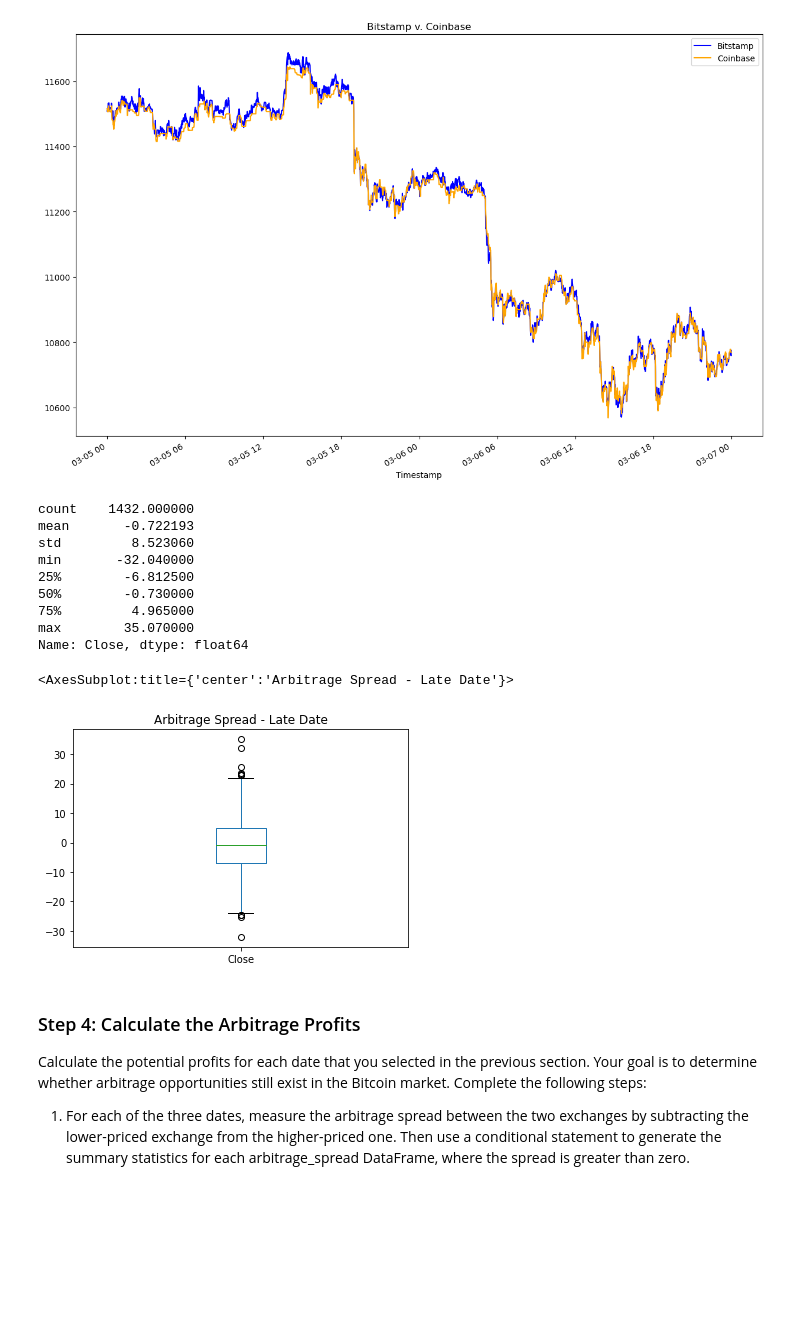
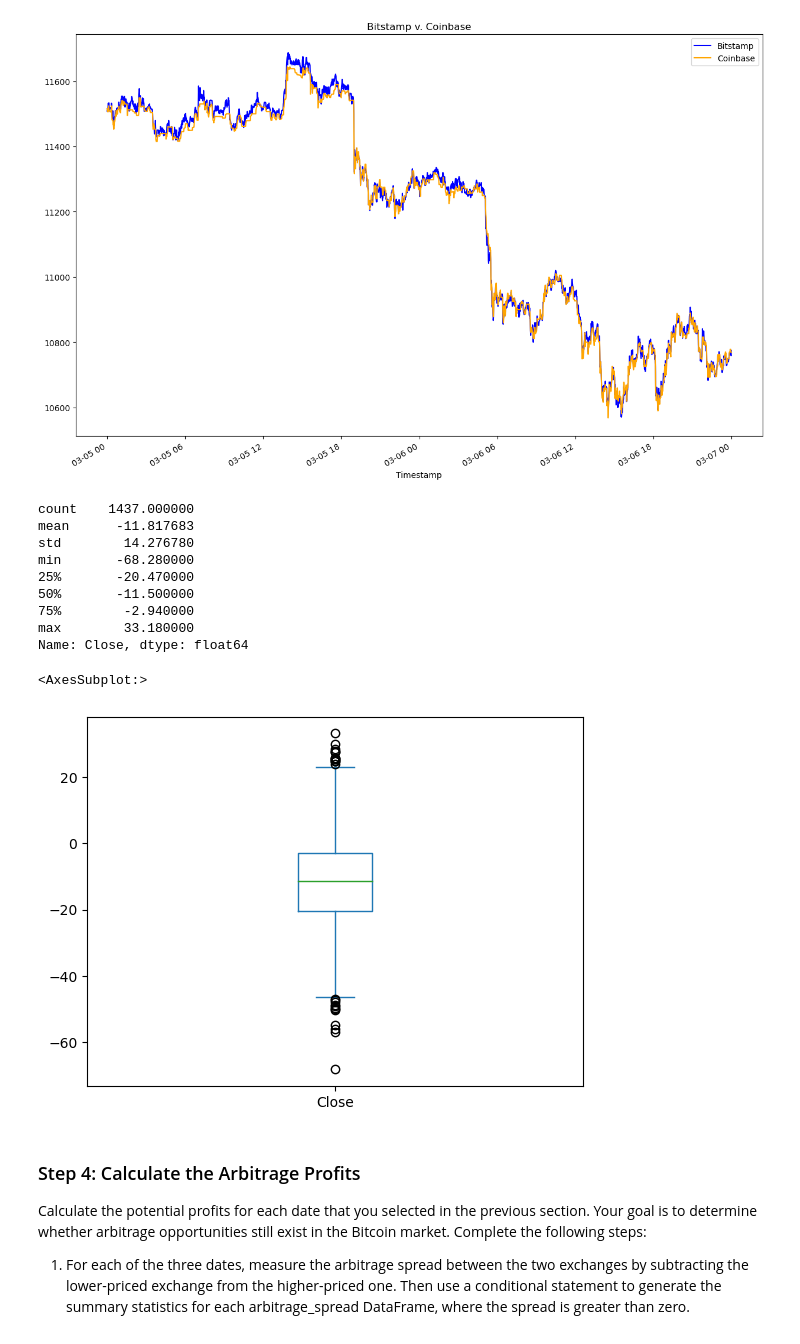
Before and after one commit to jeffreycrabill/arbitrage-analysis, a Jupyter notebook: crypto_arbitrage.ipynb, the cells around one changed output. Drawn from its saved outputs; the diff is of its cells as text; code cells hidden in the pictures; blank space fills up the shorter version.

```diff
--- a/crypto_arbitrage.ipynb
+++ b/crypto_arbitrage.ipynb
@@ -338,26 +338,26 @@ coinbase_sliced.loc['2018-03-05' : '2018-03-06'].plot(legend=True, figsize=(15,
 # %%
 # Using the date from the late that you have selected, calculate the arbitrage spread
 # by subtracting the bitstamp lower closing prices from the coinbase higher closing prices
-arbitrage_spread_late = # YOUR CODE HERE
+arbitrage_spread_late = coinbase_sliced.loc['2018-03-05'] - bitstamp_sliced.loc['2018-03-05']
 
 # Generate summary statistics for the late DataFrame
-# YOUR CODE HERE
+arbitrage_spread_late.describe()
 # %% [output]
-count    1432.000000
-mean       -0.722193
-std         8.523060
-min       -32.040000
-25%        -6.812500
-50%        -0.730000
-75%         4.965000
-max        35.070000
+count    1437.000000
+mean      -11.817683
+std        14.276780
+min       -68.280000
+25%       -20.470000
+50%       -11.500000
+75%        -2.940000
+max        33.180000
 Name: Close, dtype: float64
 # %%
 # Visualize the arbitrage spread from late in the dataset in a box plot
-# YOUR CODE HERE
+arbitrage_spread_late.plot(kind="box")
 # %% [output]
-<AxesSubplot:title={'center':'Arbitrage Spread - Late Date'}>
+<AxesSubplot:>
-[figure, old version]
+[figure, new version]
 # %% [markdown]
 ### Step 4: Calculate the Arbitrage Profits
 
```
Also changed, not shown: parts of 4 cells of this notebook.
